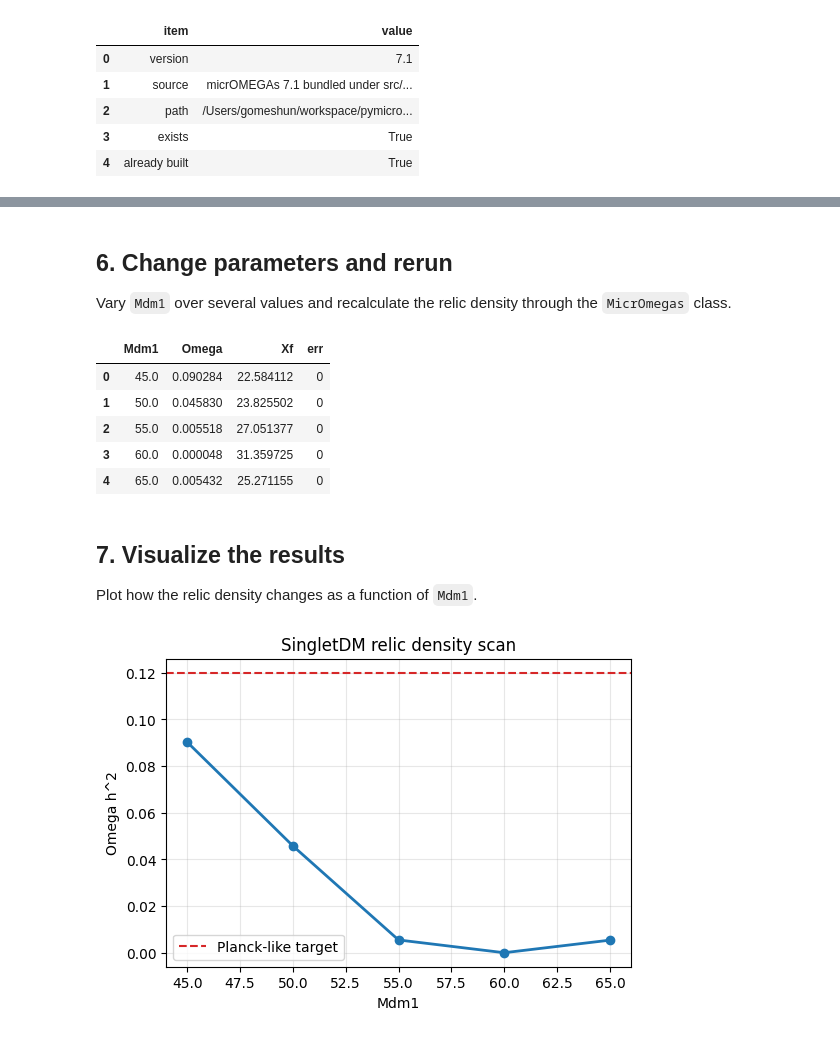
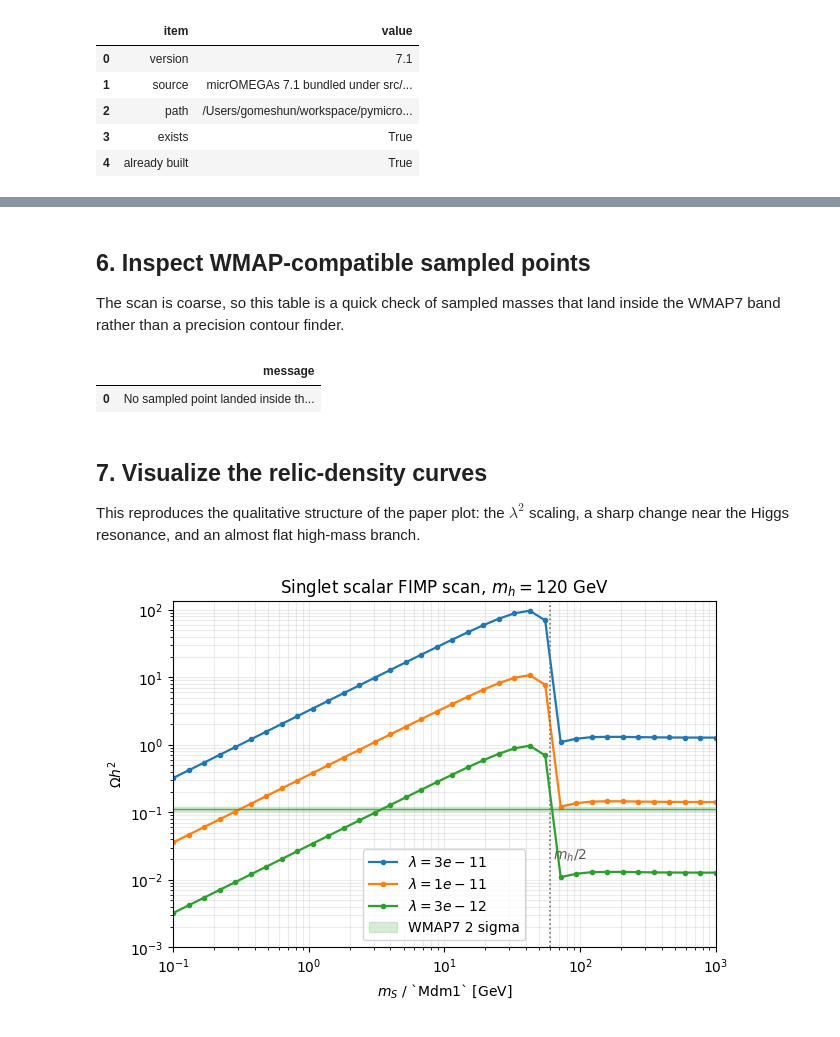
Before and after one commit to gomeshun/pymicromegas, a Jupyter notebook: notebooks/micromegas_demo.ipynb, the cells around one changed output, grey strips where cells are left out. Cells and saved outputs as stored; diff of their text form; code cells hidden in the pictures.

```diff
--- a/notebooks/micromegas_demo.ipynb
+++ b/notebooks/micromegas_demo.ipynb
@@ -250,47 +293,60 @@ display(comparison_df)
 # %% [markdown]
-## 6. Change parameters and rerun
+## 6. Inspect WMAP-compatible sampled points
 
-Vary `Mdm1` over several values and recalculate the relic density through the `MicrOmegas` class.
+The scan is coarse, so this table is a quick check of sampled masses that land inside the WMAP7 band rather than a precision contour finder.
 # %%
-scan_rows = []
-for mdm1 in [45.0, 50.0, 55.0, 60.0, 65.0]:
-    point = {**PARAMETERS, "Mdm1": mdm1}
-    result = model.dark_omega(point)
-    scan_rows.append(
-        {
-            "Mdm1": mdm1,
-            "Omega": result["Omega"],
-            "Xf": result["Xf"],
-            "err": result["err"],
-        }
-    )
+compatible_df = scan_df[scan_df["Omega_h2"].between(*WMAP7_2SIGMA)].copy()
+compatible_df["lambda_label"] = compatible_df["lambda"].map(
+    lambda value: f"{value:.0e}"
+)
+compatible_df = compatible_df[["lambda_label", "Mdm1", "Omega_h2"]].reset_index(
+    drop=True
+)
 
-scan_df = pd.DataFrame(scan_rows)
-display(scan_df)
+display(
+    compatible_df
+    if not compatible_df.empty
+    else pd.DataFrame([{"message": "No sampled point landed inside the WMAP7 band."}])
+)
 # %% [output]
-|  | Mdm1 | Omega | Xf | err |
-| 0 | 45.0 | 0.090284 | 22.584112 | 0 |
-| 1 | 50.0 | 0.045830 | 23.825502 | 0 |
-| 2 | 55.0 | 0.005518 | 27.051377 | 0 |
-| 3 | 60.0 | 0.000048 | 31.359725 | 0 |
-| 4 | 65.0 | 0.005432 | 25.271155 | 0 |
+|  | message |
+| 0 | No sampled point landed inside th... |
 # %% [markdown]
-## 7. Visualize the results
+## 7. Visualize the relic-density curves
 
-Plot how the relic density changes as a function of `Mdm1`.
+This reproduces the qualitative structure of the paper plot: the $\lambda^2$ scaling, a sharp change near the Higgs resonance, and an almost flat high-mass branch.
 # %%
 import matplotlib.pyplot as plt
 
-fig, ax = plt.subplots(figsize=(6, 4))
-ax.plot(scan_df["Mdm1"], scan_df["Omega"], marker="o", linewidth=2)
-ax.axhline(
-    0.12, color="tab:red", linestyle="--", linewidth=1.5, label="Planck-like target"
+fig, ax = plt.subplots(figsize=(7, 4.5))
+for lambda_value in LAMBDA_VALUES:
+    subset = scan_df[scan_df["lambda"] == lambda_value]
+    ax.loglog(
+        subset["Mdm1"],
+        subset["Omega_h2"],
+        marker="o",
+        markersize=3,
+        linewidth=1.6,
+        label=rf"$\lambda = {lambda_value:.0e}$",
+    )
+
+ax.axhspan(
+    WMAP7_2SIGMA[0],
+    WMAP7_2SIGMA[1],
+    color="tab:green",
+    alpha=0.18,
+    label="WMAP7 2 sigma",
 )
-ax.set_xlabel("Mdm1")
-ax.set_ylabel("Omega h^2")
-ax.set_title("SingletDM relic density scan")
-ax.grid(True, alpha=0.3)
+ax.axhline(WMAP7_OMEGA_H2, color="tab:green", linewidth=1.0, alpha=0.8)
+ax.axvline(BASE_PARAMETERS["Mh"] / 2, color="0.45", linestyle=":", linewidth=1.2)
+ax.text(BASE_PARAMETERS["Mh"] / 2 * 1.05, 2e-2, r"$m_h / 2$", color="0.35")
+ax.set_xlabel(r"$m_S$ / `Mdm1` [GeV]")
+ax.set_ylabel(r"$\Omega h^2$")
+ax.set_title(r"Singlet scalar FIMP scan, $m_h = 120$ GeV")
+ax.set_xlim(MASS_GRID[0], MASS_GRID[-1])
+ax.set_ylim(1e-3, max(scan_df["Omega_h2"]) * 1.4)
+ax.grid(True, which="both", alpha=0.25)
 ax.legend()
 plt.show()
 # %% [output]
-[figure, old version]
+[figure, new version]
```
Also changed, not shown: parts of 8 cells of this notebook, 1 other file.
